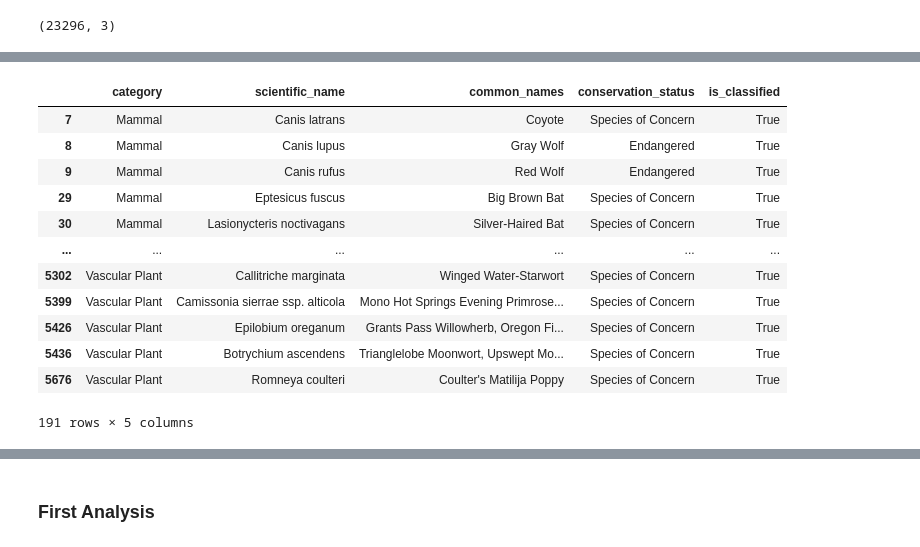
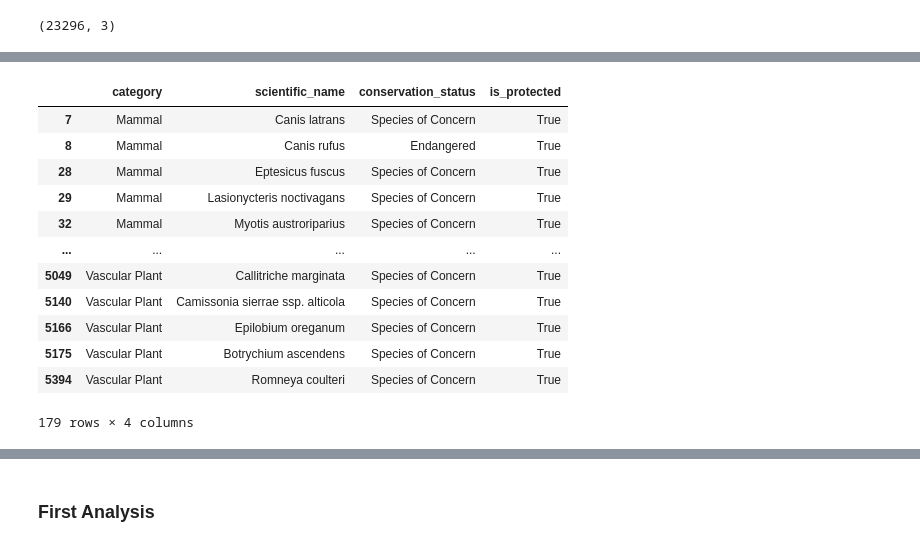
Before and after one commit to bcbmotta/biodiversity-project, a Jupyter notebook: Code/biodiversity.ipynb, the cells around one changed output, grey strips where cells are left out. Drawn from its saved outputs; the diff is of its cells as text; code cells hidden in the pictures.

```diff
--- a/Code/biodiversity.ipynb
+++ b/Code/biodiversity.ipynb
@@ -86,3 +87,15 @@ print(obs.shape)
 | 3 | Abutilon theophrasti | Bryce National Park | 84 |
 | 4 | Githopsis specularioides | Great Smoky Mountains National Park | 85 |
 (23296, 3)
+# %%
+# Rename missing values in conservation_status column
+info.conservation_status.fillna('Unclassified', inplace=True)
+
+# Add protected status
+info['is_protected'] = info.conservation_status != 'Unclassified'
+
+# Drop column common_names since it has no use for this analysis
+info.drop(columns='common_names', inplace=True)
+
+# Remove Duplicated rows to have a unique scientific_name per row
+info.drop_duplicates(inplace=True)
@@ -88,0 +127,4 @@ print(obs.shape)
+# %%
+# Remove first appearance of each species, as it shows an evolution in their conservation_status
+info = info.drop([8, 560]).reset_index(drop=True)
+info
@@ -89,24 +145,18 @@ print(obs.shape)
 # %%
-# Rename missing values in conservation_status column
-info.conservation_status.fillna('Unclassified', inplace=True)
-
-# Add endangered status
-info['is_classified'] = info.conservation_status != 'Unclassified'
-
 # Create DF with only classified species
 classified = info[info.conservation_status != 'Unclassified']
 classified
 # %% [output]
-|  | category | scientific_name | common_names | conservation_status | is_classified |
-| 7 | Mammal | Canis latrans | Coyote | Species of Concern | True |
-| 8 | Mammal | Canis lupus | Gray Wolf | Endangered | True |
-| 9 | Mammal | Canis rufus | Red Wolf | Endangered | True |
-| 29 | Mammal | Eptesicus fuscus | Big Brown Bat | Species of Concern | True |
-| 30 | Mammal | Lasionycteris noctivagans | Silver-Haired Bat | Species of Concern | True |
-| ... | ... | ... | ... | ... | ... |
-| 5302 | Vascular Plant | Callitriche marginata | Winged Water-Starwort | Species of Concern | True |
-| 5399 | Vascular Plant | Camissonia sierrae ssp. alticola | Mono Hot Springs Evening Primrose... | Species of Concern | True |
-| 5426 | Vascular Plant | Epilobium oreganum | Grants Pass Willowherb, Oregon Fi... | Species of Concern | True |
-| 5436 | Vascular Plant | Botrychium ascendens | Trianglelobe Moonwort, Upswept Mo... | Species of Concern | True |
-| 5676 | Vascular Plant | Romneya coulteri | Coulter's Matilija Poppy | Species of Concern | True |
+|  | category | scientific_name | conservation_status | is_protected |
+| 7 | Mammal | Canis latrans | Species of Concern | True |
+| 8 | Mammal | Canis rufus | Endangered | True |
+| 28 | Mammal | Eptesicus fuscus | Species of Concern | True |
+| 29 | Mammal | Lasionycteris noctivagans | Species of Concern | True |
+| 32 | Mammal | Myotis austroriparius | Species of Concern | True |
+| ... | ... | ... | ... | ... |
+| 5049 | Vascular Plant | Callitriche marginata | Species of Concern | True |
+| 5140 | Vascular Plant | Camissonia sierrae ssp. alticola | Species of Concern | True |
+| 5166 | Vascular Plant | Epilobium oreganum | Species of Concern | True |
+| 5175 | Vascular Plant | Botrychium ascendens | Species of Concern | True |
+| 5394 | Vascular Plant | Romneya coulteri | Species of Concern | True |
-191 rows × 5 columns
+179 rows × 4 columns
```
Also changed, not shown: parts of 13 cells of this notebook.
